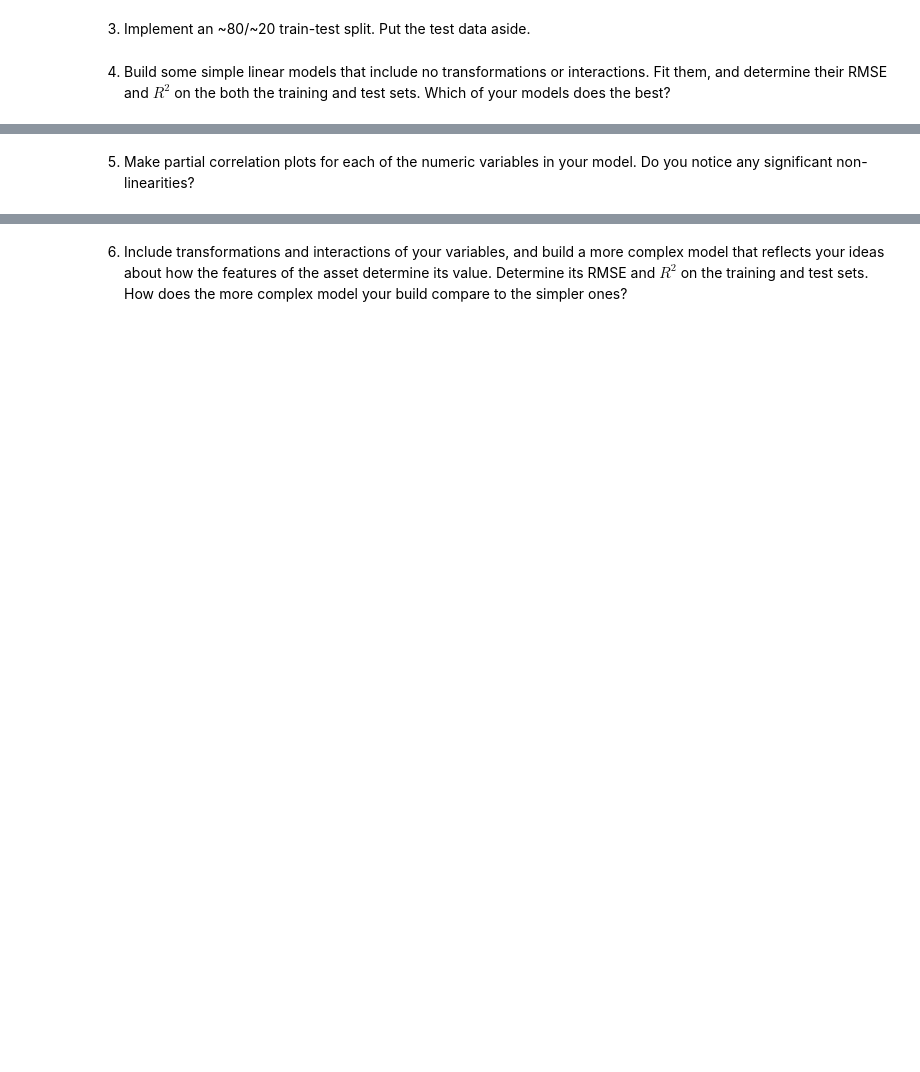
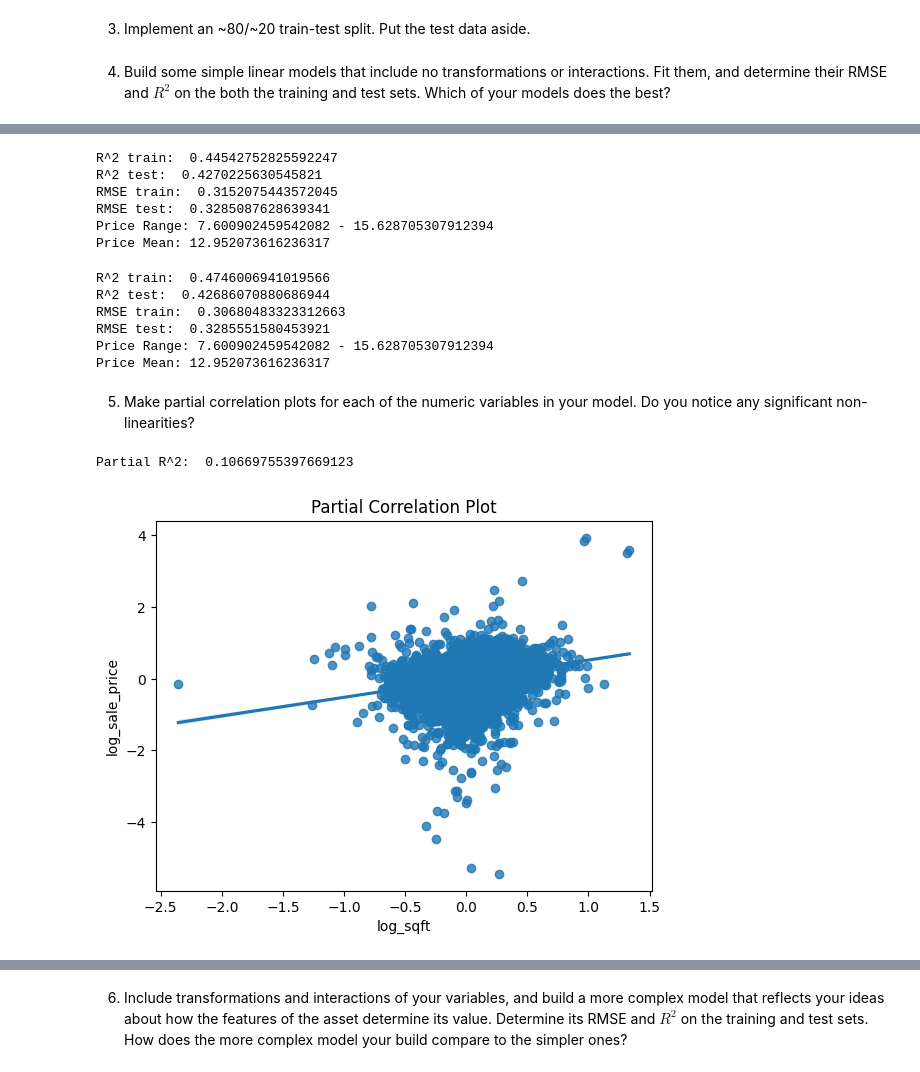
Before and after one commit to gsaunders5761/linearModels, a Jupyter notebook: lab/lab_notebook_applied.ipynb, the cells around one changed output, grey strips where cells are left out. Drawn from its saved outputs; the diff is of its cells as text; code cells hidden in the pictures; blank space fills up the shorter version.

```diff
--- a/lab/lab_notebook_applied.ipynb
+++ b/lab/lab_notebook_applied.ipynb
@@ -311,0 +394,3 @@ X.head()
+# %%
+X2 = X.loc[:,['bedrooms', 'bathrooms', 'fireplaces', 'log_sqft']] # only using a few numeric variables
+run_reg(X2,lY) # regression on a few variables for log_sale_price
@@ -311,0 +492,37 @@ X.head()
+# %%
+X8 = pd.concat([vars2, dummies], axis=1)
+X8 = X8.loc[:,['bedrooms', 'fireplaces', 'log_sqft', 'waterfront_type_WF Lake', 'waterfront_type_WF River',
+       'waterfront_type_WF Salt', 'waterfront_type_WF Stream/Creek', 'hvac_description_Electric Baseboard',
+       'hvac_description_Floor Wall Furnace','hvac_description_Floor/Wall Furnace', 'hvac_description_Forced Air',
+       'hvac_description_Heat Pump', 'hvac_description_Hot Water Baseboard',
+       'hvac_description_No Heat', 'hvac_description_Warm and Cool Air Zone', 'attic_finished_square_feet_exists', 'basement_square_feet_exists',
+       'attached_garage_square_feet_exists', 'detached_garage_square_feet_exists']]
+run_reg(X8,lY)
+# %% [output]
+R^2 train:  0.44542752825592247
+R^2 test:  0.4270225630545821
+RMSE train:  0.3152075443572045
+RMSE test:  0.3285087628639341
+Price Range: 7.600902459542082 - 15.628705307912394
+Price Mean: 12.952073616236317
+# %%
+# I guess square footage is a better predictor of price than the existence of an attic/basement/garage
+# the best model so far is the one with all the variables, but only marginally. I'm going to try one more run to reduce the number of variables
+X9 = X.loc[:,['log_sqft', 'fireplaces', 'bedrooms', # num vars
+               'attic_finished_square_feet', 'basement_square_feet','attached_garage_square_feet', 'detached_garage_square_feet', # extra space
+               'hvac_description_Electric Baseboard','hvac_description_Floor Wall Furnace','hvac_description_Floor/Wall Furnace',
+               'hvac_description_Forced Air','hvac_description_Heat Pump', 'hvac_description_Hot Water Baseboard',
+               'hvac_description_No Heat', 'hvac_description_Warm and Cool Air Zone', # hvac
+               'exterior_Cedar Finished Cabin', 'exterior_Cedar Unfinished Cabin','exterior_Finished Cottage', 'exterior_Frame Hardboard',
+               'exterior_Frame Rustic Log', 'exterior_Frame Siding','exterior_Frame Stucco', 'exterior_Frame Vinyl', 'exterior_Log',
+               'exterior_Masonry Common Brick', 'exterior_Masonry Concrete Block','exterior_Pine A-Frame',
+               'exterior_Pine Finished Cabin','exterior_Pine Unfinished Cabin', 'exterior_Unfinished Cottage', # exterior
+               'waterfront_type_WF Lake', 'waterfront_type_WF River','waterfront_type_WF Salt', 'waterfront_type_WF Stream/Creek']] # waterfront
+run_reg(X9,lY)
+# %% [output]
+R^2 train:  0.4746006941019566
+R^2 test:  0.42686070880686944
+RMSE train:  0.30680483323312663
+RMSE test:  0.3285551580453921
+Price Range: 7.600902459542082 - 15.628705307912394
+Price Mean: 12.952073616236317
@@ -312,2 +534,23 @@ X.head()
 # %% [markdown]
 5. Make partial correlation plots for each of the numeric variables in your model. Do you notice any significant non-linearities?
+# %%
+def part_resid(v):
+    x_k = X[v]
+    X_mk = X.drop(v,axis=1)
+
+    ## 1. Regress y on x\k, save residual r_y
+    reg_y = LinearRegression(fit_intercept=False).fit(X_mk, lY) # Fit the linear model
+    r_y = lY - reg_y.predict(X_mk)
+
+    ## 2. Regress x_k on x\k, save residual r_x
+    reg_k = LinearRegression(fit_intercept=False).fit(X_mk, x_k) # Fit the linear model
+    r_x = x_k - reg_k.predict(X_mk)
+    ## 3. Plot r_y against r_k
+    reg = LinearRegression().fit(r_x.to_numpy().reshape(-1, 1),r_y.to_numpy())
+    print('Partial R^2: ', reg.score(r_x.to_numpy().reshape(-1, 1),r_y.to_numpy()) )
+    sns.regplot(y=r_y, x=r_x).set(title='Partial Correlation Plot')
+# %%
+part_resid('log_sqft')
+# %% [output]
+Partial R^2:  0.10669755397669123
+[figure, added]
```
Also changed, not shown: parts of 35 cells of this notebook.
